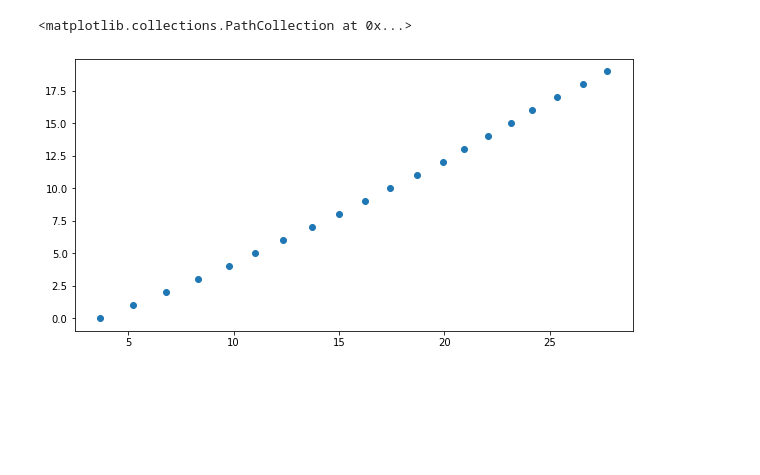
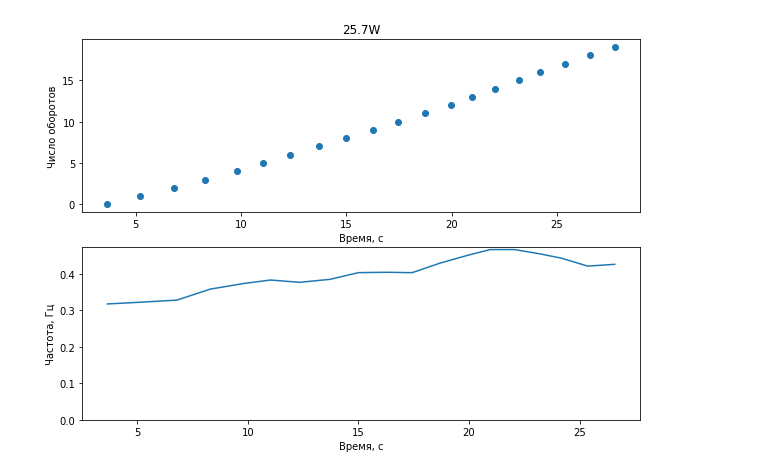
Before and after one commit to sitandr/lab, a Jupyter notebook: Steeling Wheel/main.ipynb, the cells around one changed output. Saved outputs shown, nothing was run; the diff lists cells and outputs as text; code cells hidden in the pictures; blank space fills up the shorter version.

```diff
--- a/Steeling Wheel/main.ipynb
+++ b/Steeling Wheel/main.ipynb
@@ -5,12 +5,0 @@ import matplotlib.pyplot as plt
-# %%
-def points_d(table):
-    r = table['t']
-    return r[1:], 2*np.diff(list(r))
-
-def points(table):
-    r = table['t']
-    return list(r), range(len(r))
-#%matplotlib widget
-plt.figure(figsize=(10, 5))
-plt.scatter(*points(pd.read_csv("data/η", delimiter=";", comment = "#")))
-plt.scatter(*points_d(pd.read_csv("data/η", delimiter=";", comment = "#")))
@@ -20 +6,29 @@ plt.scatter(*points_d(pd.read_csv("data/η", delimiter=";", comment = "#")))
+# %%
+
+def points_d(table, freq=1, smooth_width=None):
+    r = table['t']
+    res = 1/(2*np.diff(list(r)))*freq
+    return r[:-1], uniform_filter1d(res, smooth_width) if smooth_width else res
+
+def points(table):
+    r = table['t']
+    return list(r), range(len(r))
+#%matplotlib widget
+
+def plot_coords(data, name=None, title='', sm_w=3, freq=1):
+    fig = plt.figure(figsize=(10, 7))
+
+    axes = fig.subplots(2)
+    axes[0].set_title(title)
+    axes[0].scatter(*points(data))
+    axes[0].set_ylabel('Число оборотов')
+    axes[0].set_xlabel('Время, с')
+
+
+    axes[1].set_ylabel('Частота, Гц')
+    axes[1].set_xlabel('Время, с')
+    axes[1].plot(*points_d(data, smooth_width=sm_w, freq=freq))
+    axes[1].set_ylim(bottom=0)
+
+    if name: fig.savefig("img/" + name + '.png')
 # %%
@@ -22,6 +38,4 @@ a = pd.read_csv("data/η", delimiter=";", comment = "#")
 # %%
-plt.figure(figsize=(10, 5))
-plt.scatter(*points(pd.read_csv("data/n2", delimiter=";", comment = "#")))
+plot_coords(pd.read_csv("data/n2", delimiter=";", comment = "#"), 'η2', "25.7W")
 # %% [output]
-<matplotlib.collections.PathCollection at 0x...>
-[figure, old version]
+[figure, new version]
```
Also changed, not shown: parts of 16 cells of this notebook, 14 other files.
